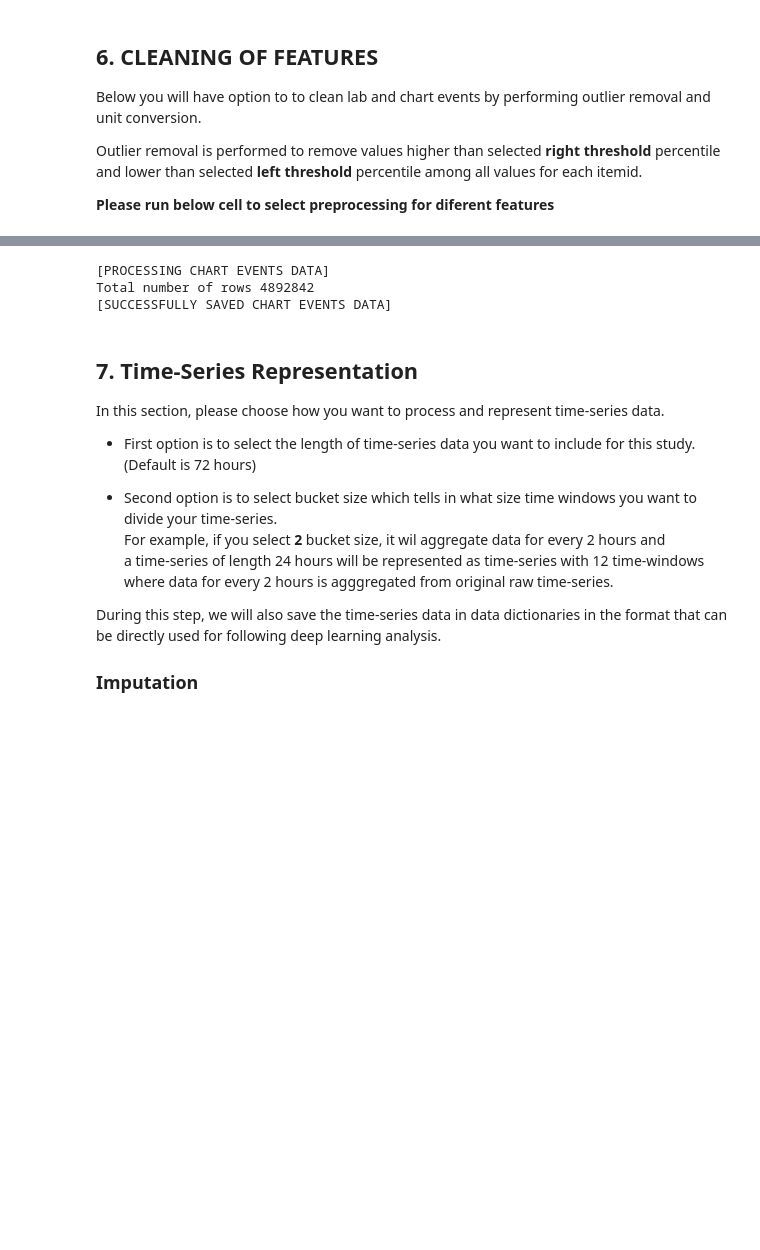
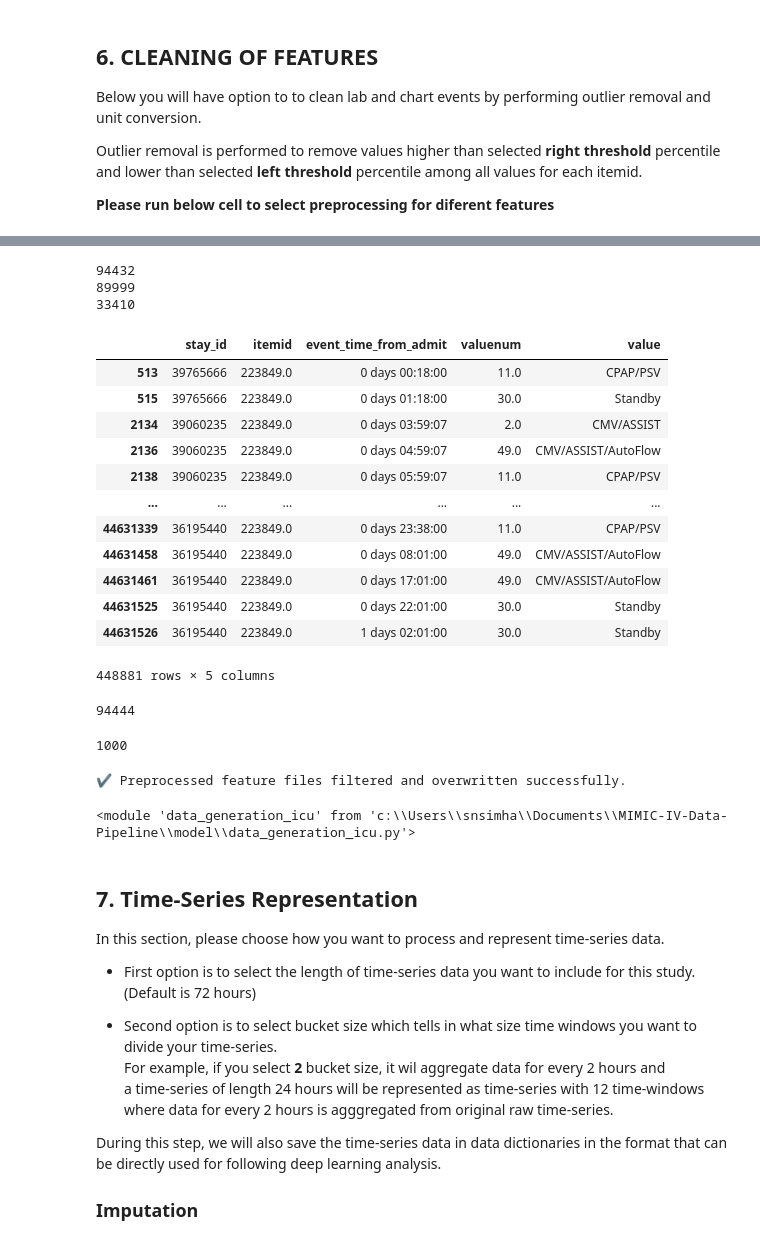
Before and after one commit to sagarsimha/MIMIC-IV-Data-Pipeline, a Jupyter notebook: mainPipeline.ipynb, the cells around one changed output, grey strips where cells are left out. Saved outputs shown, nothing was run; the diff lists cells and outputs as text; code cells hidden in the pictures; blank space fills up the shorter version.

```diff
--- a/mainPipeline.ipynb
+++ b/mainPipeline.ipynb
@@ -710,8 +688,8 @@ if data_icu:
     if chart_flag:
         clean_chart=radio_input5.value!='No outlier detection'
         impute_outlier_chart=radio_input5.value=='Impute Outlier (default:98)'
-        thresh=outlier.value
-        left_thresh=left_outlier.value
+        thresh= 98 #outlier.value
+        left_thresh= 0.01#left_outlier.value
     preprocess_features_icu(cohort_output, False, False,chart_flag,clean_chart,impute_outlier_chart,thresh,left_thresh)
 else:
     if lab_flag:
@@ -720,7 +698,31 @@ else:
         thresh=outlier.value
         left_thresh=left_outlier.value
     preprocess_features_hosp(cohort_output, False,False,False,lab_flag,False,False,False,clean_lab,impute_outlier,thresh,left_thresh)
-# %% [output]
-[PROCESSING CHART EVENTS DATA]
-Total number of rows 4892842
-[SUCCESSFULLY SAVED CHART EVENTS DATA]
+# %%
+preproc_chart = pd.read_csv("./data/features/preproc_chart_icu.csv.gz")
+preproc_out = pd.read_csv("./data/features/preproc_out_icu.csv.gz")
+preproc_proc = pd.read_csv("./data/features/preproc_proc_icu.csv.gz")
+
+print(preproc_chart.stay_id.nunique())
+print(preproc_out.stay_id.nunique())
+print(preproc_proc.stay_id.nunique())
+# %% [output]
+94432
+89999
+33410
+# %%
+preproc_chart[preproc_chart['itemid']==223849]
+# %% [output]
+|  | stay_id | itemid | event_time_from_admit | valuenum | value |
+| 513 | 39765666 | 223849.0 | 0 days 00:18:00 | 11.0 | CPAP/PSV |
+| 515 | 39765666 | 223849.0 | 0 days 01:18:00 | 30.0 | Standby |
+| 2134 | 39060235 | 223849.0 | 0 days 03:59:07 | 2.0 | CMV/ASSIST |
+| 2136 | 39060235 | 223849.0 | 0 days 04:59:07 | 49.0 | CMV/ASSIST/AutoFlow |
+| 2138 | 39060235 | 223849.0 | 0 days 05:59:07 | 11.0 | CPAP/PSV |
+| ... | ... | ... | ... | ... | ... |
+| 44631339 | 36195440 | 223849.0 | 0 days 23:38:00 | 11.0 | CPAP/PSV |
+| 44631458 | 36195440 | 223849.0 | 0 days 08:01:00 | 49.0 | CMV/ASSIST/AutoFlow |
+| 44631461 | 36195440 | 223849.0 | 0 days 17:01:00 | 49.0 | CMV/ASSIST/AutoFlow |
+| 44631525 | 36195440 | 223849.0 | 0 days 22:01:00 | 30.0 | Standby |
+| 44631526 | 36195440 | 223849.0 | 1 days 02:01:00 | 30.0 | Standby |
+448881 rows × 5 columns
@@ -727,3 +733,45 @@ Total number of rows 4892842
+# %%
+df.stay_id.nunique()
+# %% [output]
+94444
+# %%
+df_subset.stay_id.nunique()
+# %% [output]
+1000
+# %%
+# ---------------------------------------------------------
+# 1) Load cohort stay_ids
+# ---------------------------------------------------------
+cohort = pd.read_csv("./data/cohort/cohort_icu_mortality_0_.csv.gz")
+valid_stays = set(cohort["stay_id"].unique())
+
+# ---------------------------------------------------------
+# 2) Load and filter preprocessed feature files
+# ---------------------------------------------------------
+preproc_chart = pd.read_csv("./data/features/preproc_chart_icu.csv.gz")
+preproc_out   = pd.read_csv("./data/features/preproc_out_icu.csv.gz")
+preproc_proc  = pd.read_csv("./data/features/preproc_proc_icu.csv.gz")
+
+preproc_chart = preproc_chart[preproc_chart["stay_id"].isin(valid_stays)]
+preproc_out   = preproc_out[preproc_out["stay_id"].isin(valid_stays)]
+preproc_proc  = preproc_proc[preproc_proc["stay_id"].isin(valid_stays)]
+
+# ---------------------------------------------------------
+# 3) Overwrite the filtered files back to disk
+# ---------------------------------------------------------
+preproc_chart.to_csv("./data/features/preproc_chart_icu.csv.gz", index=False, compression="gzip")
+preproc_out.to_csv("./data/features/preproc_out_icu.csv.gz", index=False, compression="gzip")
+preproc_proc.to_csv("./data/features/preproc_proc_icu.csv.gz", index=False, compression="gzip")
+
+print("✔ Preprocessed feature files filtered and overwritten successfully.")
+# %% [output]
+✔ Preprocessed feature files filtered and overwritten successfully.
+# %%
+import importlib
+import data_generation_icu  # assuming you've already imported it earlier
+importlib.reload(data_generation_icu)
+# %% [output]
+<module 'data_generation_icu' from 'c:\\Users\\snsimha\\Documents\\MIMIC-IV-Data-Pipeline\\model\\data_generation_icu.py'>
 # %% [markdown]
 ## 7. Time-Series Representation
 In this section, please choose how you want to process and represent time-series data.
```
Also changed, not shown: parts of 30 cells of this notebook, 6 other files.
